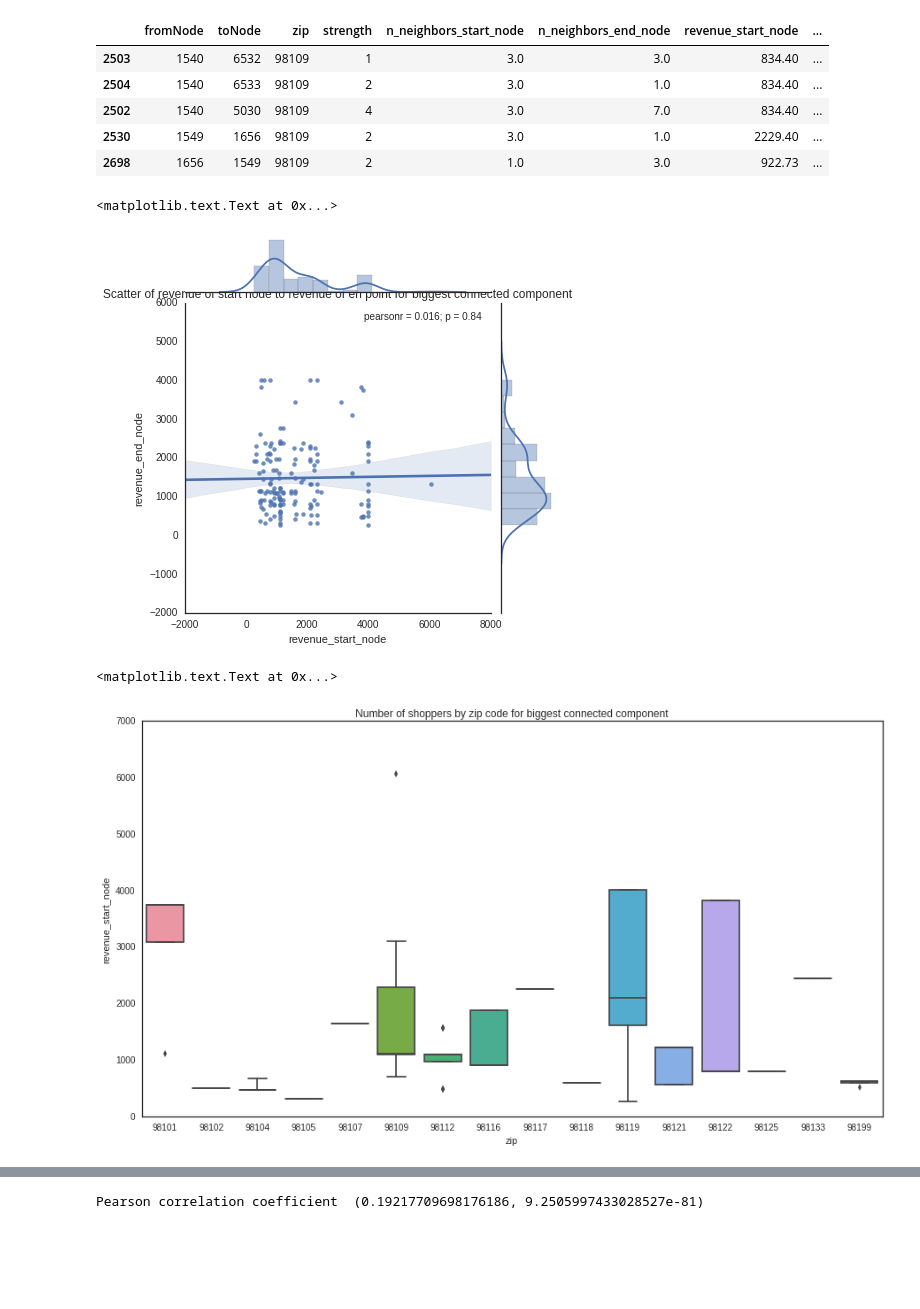
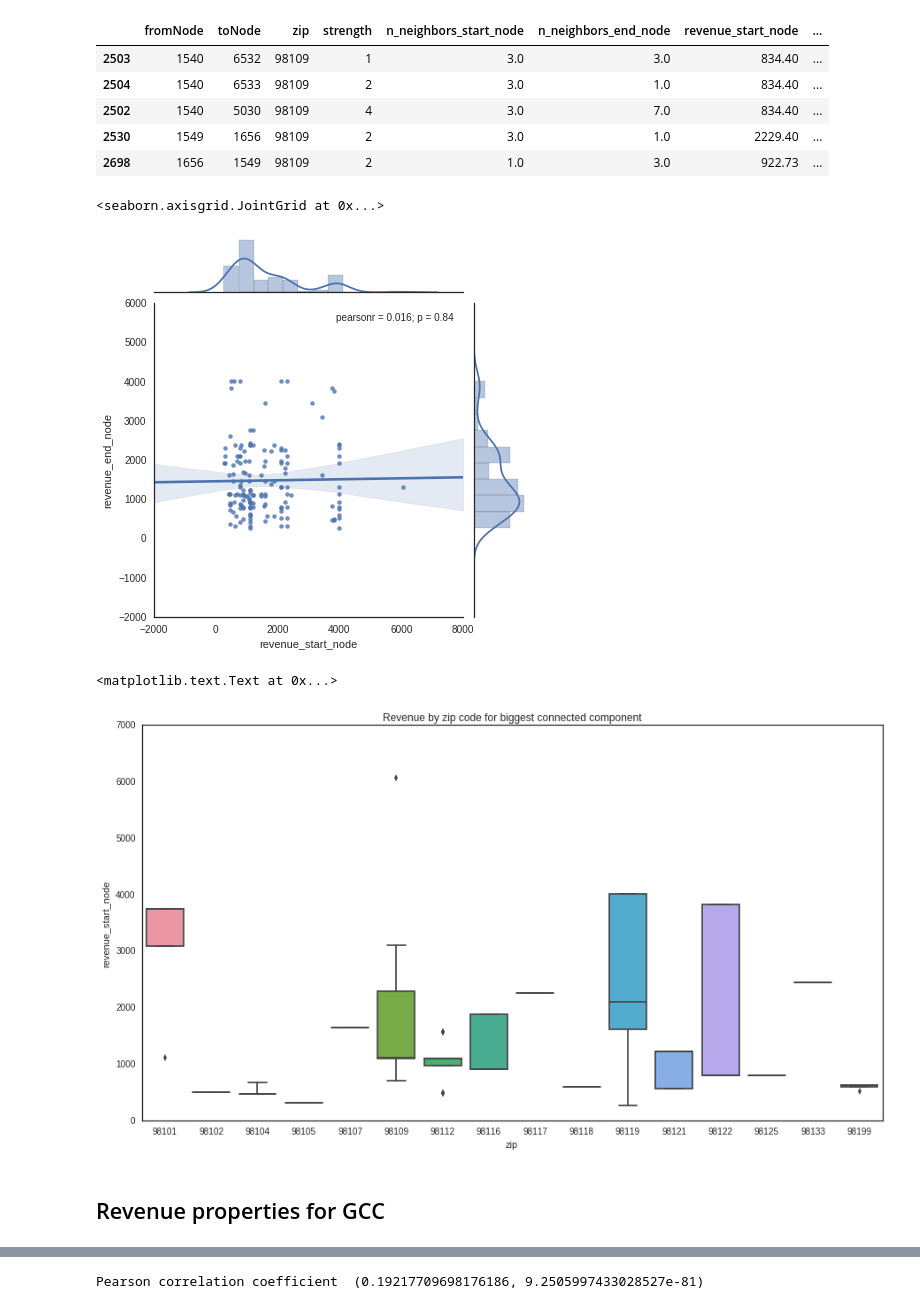
Before and after one commit to wgharbi/DataVis, a Jupyter notebook: Networks Strategy Case.ipynb, the cells around one changed output, grey strips where cells are left out. Cells and saved outputs as stored; diff of their text form; code cells hidden in the pictures; blank space fills up the shorter version.

```diff
--- a/Networks Strategy Case.ipynb
+++ b/Networks Strategy Case.ipynb
@@ -797,17 +797,19 @@ G0links.head()
 | 2698 | 1656 | 1549 | 98109 | 2 | 1.0 | 3.0 | 922.73 | ... |
 # %%
 sns.jointplot(x='revenue_start_node', y="revenue_end_node", data=G0links, size=6,  kind="reg")
-sns.plt.title('Scatter of revenue of start node to revenue of en point for biggest connected component')
+# sns.plt.title('Scatter of revenue of start node to revenue of en point for biggest connected component')
 # %% [output]
-<matplotlib.text.Text at 0x...>
+<seaborn.axisgrid.JointGrid at 0x...>
-[figure, old version]
+[figure, new version]
 # %%
 # We can look at an individual feature in Seaborn through a boxplot
 fig, ax = plt.subplots()
 # the size of A4 paper
 fig.set_size_inches(15, 8)
 sns.boxplot(x='zip', y="revenue_start_node", data=G0links, ax = ax)
-sns.plt.title('Number of shoppers by zip code for biggest connected component')
+sns.plt.title('Revenue by zip code for biggest connected component')
 # %% [output]
 <matplotlib.text.Text at 0x...>
-[figure, old version]
+[figure, new version]
+# %% [markdown]
+## Revenue properties for GCC
```
Also changed, not shown: parts of 6 cells of this notebook.
